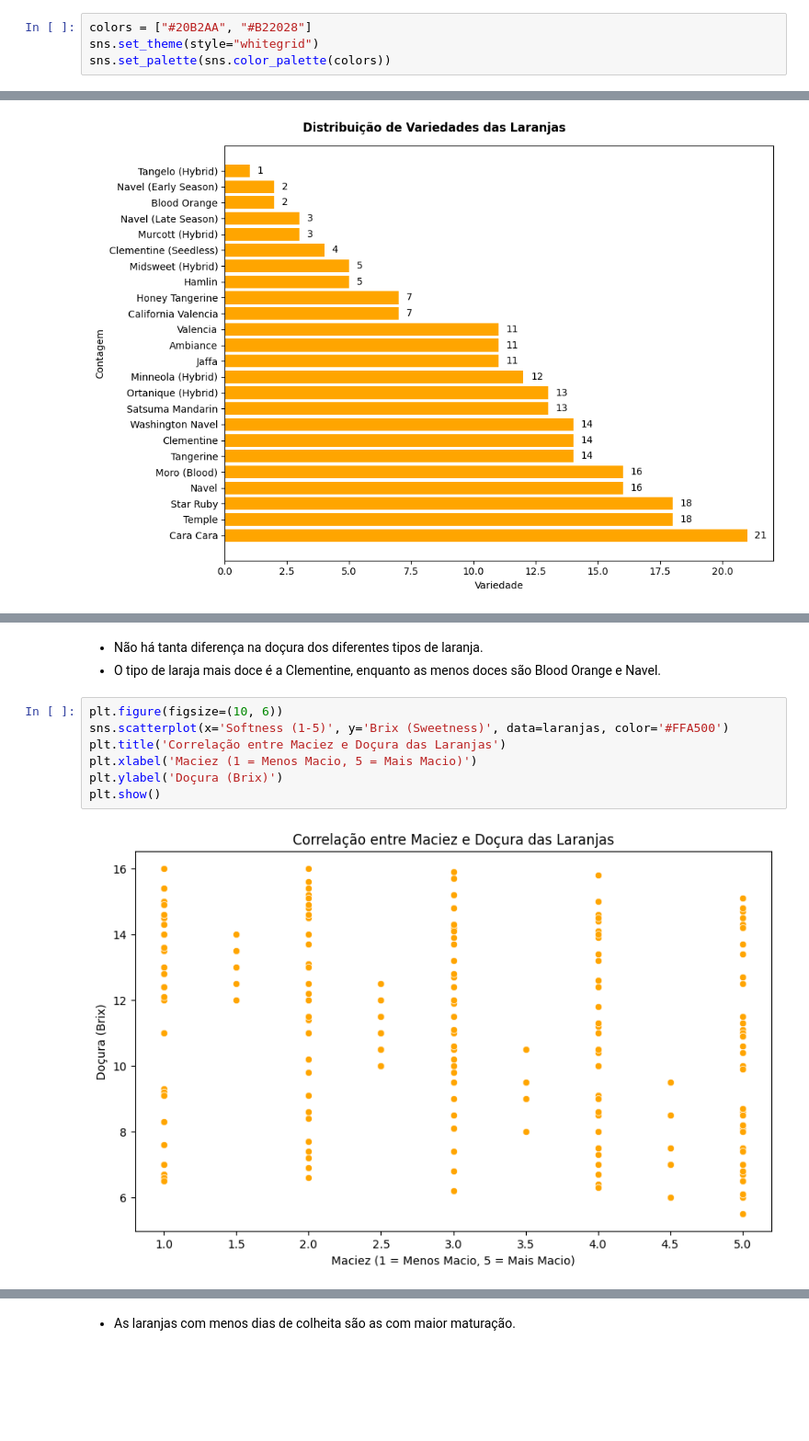
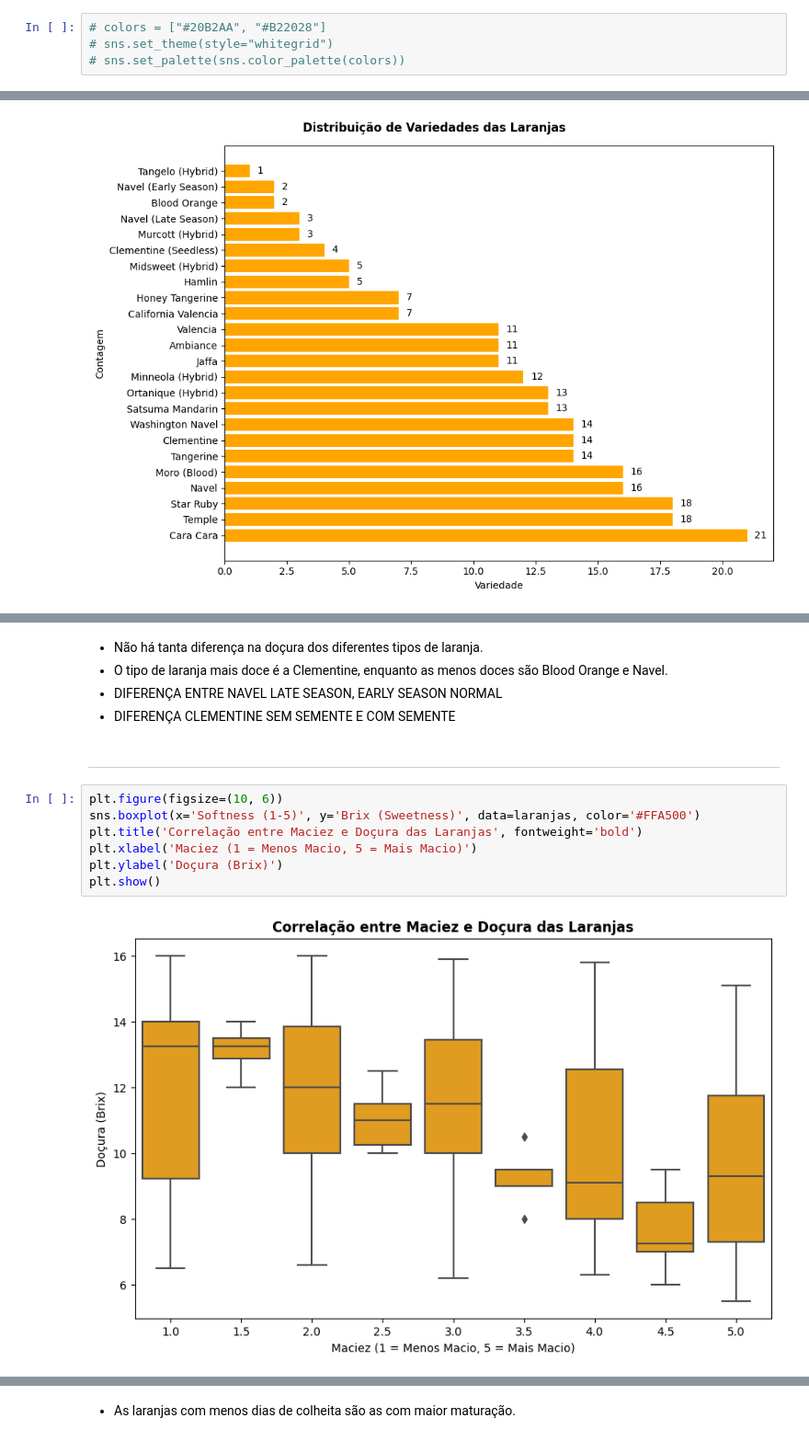
Before and after one commit to atlantico-academy/equipe7-2014.2, a Jupyter notebook: notebooks/01-exploratory_data_analysis.ipynb, the cells around one changed output, grey strips where cells are left out. Shown at 92% size. Drawn from its saved outputs; the diff is of its cells as text; blank space fills up the shorter version.

```diff
--- a/notebooks/01-exploratory_data_analysis.ipynb
+++ b/notebooks/01-exploratory_data_analysis.ipynb
@@ -13,9 +13,9 @@ import numpy as np
 import matplotlib.pyplot as plt
 import seaborn as sns
 # %%
-colors = ["#20B2AA", "#B22028"]
-sns.set_theme(style="whitegrid")
-sns.set_palette(sns.color_palette(colors))
+# colors = ["#20B2AA", "#B22028"]
+# sns.set_theme(style="whitegrid")
+# sns.set_palette(sns.color_palette(colors))
 # %%
 caminho = '../data/raw/Orange_Quality_Data.csv'
 laranjas = pd.read_csv(caminho) #Obtendo o dataset
@@ -208,12 +222,16 @@ plt.show()
 # %% [markdown]
 - Não há tanta diferença na doçura dos diferentes tipos de laranja.
-- O tipo de laraja mais doce é a Clementine, enquanto as menos doces são Blood Orange e Navel.
+- O tipo de laranja mais doce é a Clementine, enquanto as menos doces são Blood Orange e Navel.
+- DIFERENÇA ENTRE NAVEL LATE SEASON, EARLY SEASON NORMAL
+- DIFERENÇA CLEMENTINE SEM SEMENTE E COM SEMENTE
+# %% [markdown]
+---
 # %%
 plt.figure(figsize=(10, 6))
-sns.scatterplot(x='Softness (1-5)', y='Brix (Sweetness)', data=laranjas, color='#FFA500')
-plt.title('Correlação entre Maciez e Doçura das Laranjas')
+sns.boxplot(x='Softness (1-5)', y='Brix (Sweetness)', data=laranjas, color='#FFA500')
+plt.title('Correlação entre Maciez e Doçura das Laranjas', fontweight='bold')
 plt.xlabel('Maciez (1 = Menos Macio, 5 = Mais Macio)')
 plt.ylabel('Doçura (Brix)')
 plt.show()
 # %% [output]
-[figure, old version]
+[figure, new version]
```
Also changed, not shown: parts of 24 cells of this notebook.
